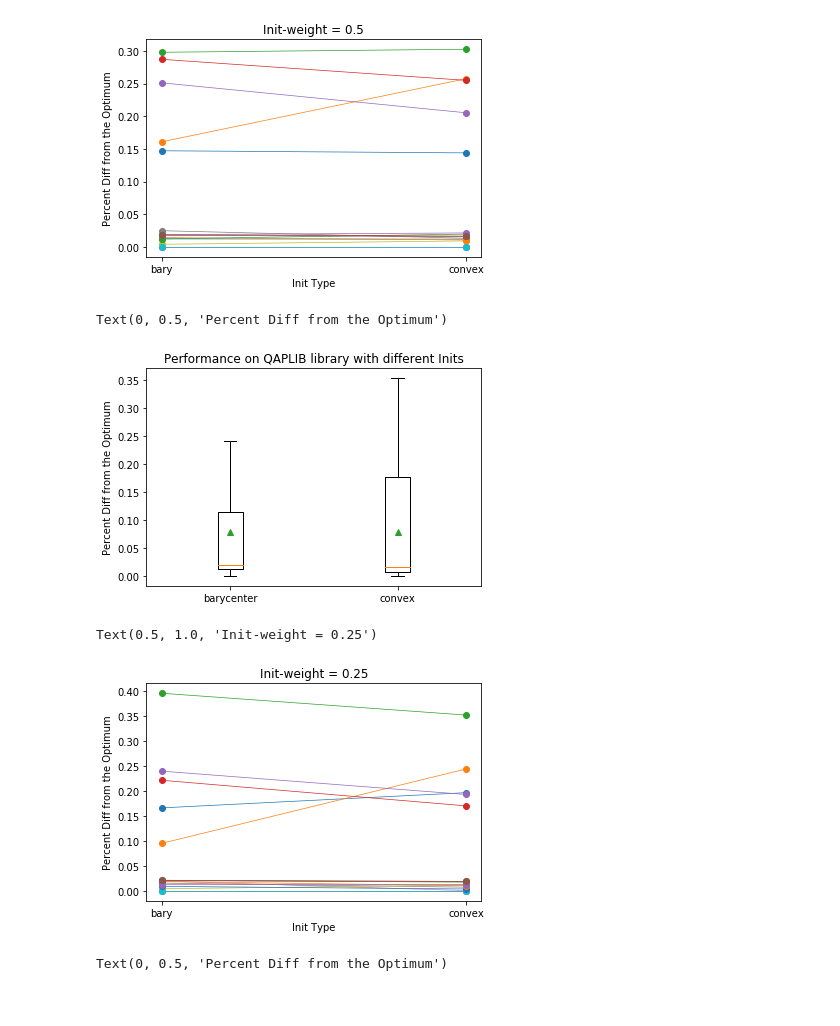
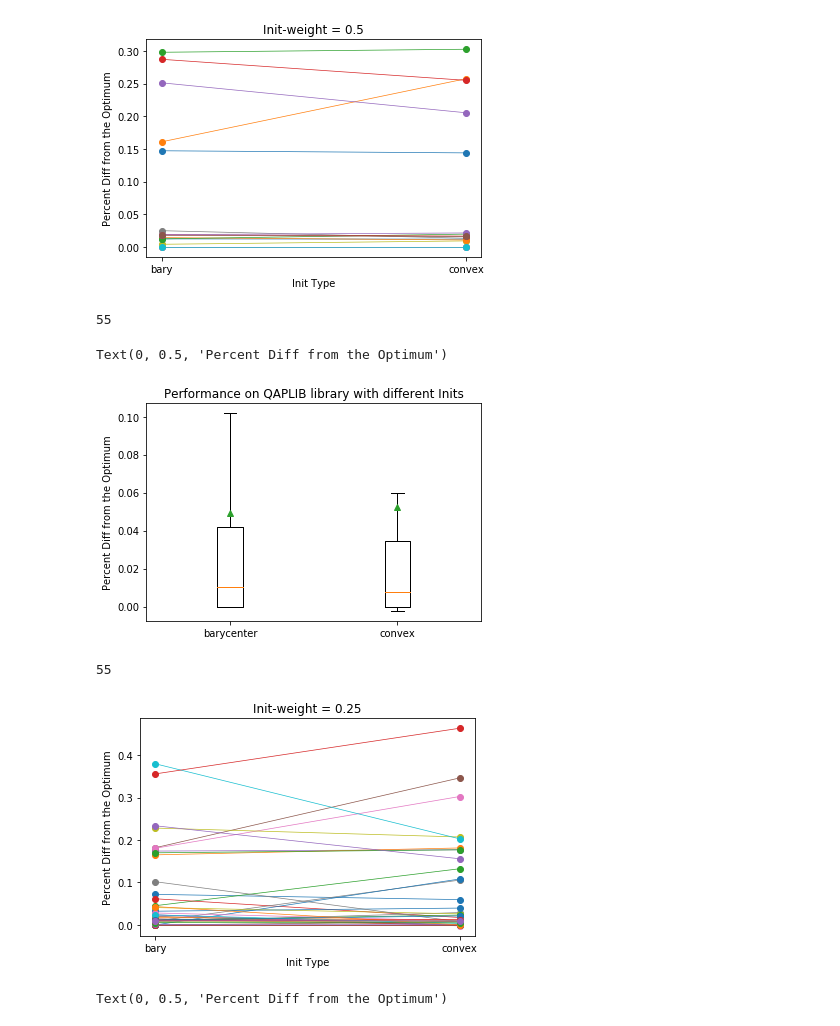
Before and after one commit to asaadeldin11/nbview, a Jupyter notebook: conv_test.ipynb, the cells around one changed output. Drawn from its saved outputs; the diff is of its cells as text; code cells hidden in the pictures.

```diff
--- a/conv_test.ipynb
+++ b/conv_test.ipynb
@@ -130,7 +128,7 @@ for i in range(n_qap):
         A = datafile[qapprob[i]][0]
         B = datafile[qapprob[i]][1]
         n = A.shape[0]
-        res = quadratic_assignment(A,B, init = convex_approx(A,B))
+        res = quadratic_assignment(A,B, options={'init': convex_approx(A,B)})
         c_min[k] = res['score']
 
         res = quadratic_assignment(A,B)
@@ -251,34 +269,7 @@ def doubly_stochastic(P, eps=1e-3):
 
     return P_eps
 # %%
-def perturb(init_weight = 0.5, n_init = 30):
-    qapprob = ["bur26a", "bur26b", "bur26c", "bur26d", "bur26e", "bur26f",
-                  "bur26g", "bur26h", "chr12a", "chr12b", "chr12c", "chr15a",
-                  "chr15b", "chr15c", "chr18a", "chr18b", "chr20a", "chr20b",
-                  "chr20c", "chr22a", "chr22b", "chr25a",
-                  "els19",
-                  "esc16a", "esc16b", "esc16c", "esc16d", "esc16e", "esc16g",
-                  "esc16h", "esc16i", "esc16j", "esc32g", "esc128",
-                  "had12", "had14", "had16", "had18", "had20", "kra30a",
-                  "kra30b", "kra32",
-                  "lipa20a", "lipa20b", "lipa30a", "lipa30b", "lipa40a", "lipa40b",
-                  "lipa50a", "lipa50b", "lipa60a", "lipa60b", "lipa70a", "lipa70b",
-                  "lipa80a", "lipa90a", "lipa90b",
-                  "nug12", "nug14", "nug16a", "nug16b", "nug17", "nug18", "nug20",
-                  "nug21", "nug22", "nug24", "nug25", "nug27", "nug28", "nug30",
-                  "rou12", "rou15", "rou20",
-                  "scr12", "scr15", "scr20",
-                  "sko42", "sko49", "sko56", "sko64", "sko72", "sko81", "sko90",
-                  "sko100a", "sko100b", "sko100c", "sko100d", "sko100e", "sko100f",
-                  "ste36b", "ste36c",
-                  "tai12a", "tai12b", "tai15a", "tai15b", "tai17a", "tai20a",
-                  "tai20b", "tai25a", "tai25b", "tai30a", "tai30b", "tai35a",
-                  "tai40a", "tai40b", "tai50a", "tai50b", "tai60a", "tai60b",
-                  "tai64c", "tai80a", "tai100a", "tai100b", "tai150b", "tai256c",
-                  "tho30", "tho40", "tho150", "wil50", "wil100"]
-    qapprob = ["chr12c","chr15a","chr15c","chr20b","chr22b","esc16b",
-              "rou12","rou15","rou20","tai12a","tai15a","tai17a","tai20a",
-              "tai30a","tai35a","tai40a"]
+def perturb(init_weight = 0.5, n_init = 30 , qapprob = qapprob_restrict):
     slnfile = np.load("qap_sols.npz",allow_pickle=True)
     datafile = np.load("qap_probs.npz",allow_pickle=True)
     n_qap = len(qapprob)
@@ -295,10 +286,12 @@ def perturb(init_weight = 0.5, n_init = 30):
             n = A.shape[0]
             K = doubly_stochastic(np.random.rand(n,n))
             cj = init_weight*convex_approx(A,B) + (1-init_weight)*K
-            res = quadratic_assignment(A,B, init = cj)
+            res = quadratic_assignment(A,B, options={'init': cj})
             c_min[k] = res['score']
 
-            res = quadratic_assignment(A,B, init = 'rand')
+            j = np.ones((n, n)) / float(n)
+            bj = init_weight*j + (1-init_weight)*K
+            res = quadratic_assignment(A,B, options={'init': bj})
             b_min[k] = res['score']
 
 
@@ -331,27 +324,32 @@ Text(0.5, 1.0, 'Init-weight = 0.5')
 [figure]
 # %%
 b_25, c_25 = perturb(init_weight = 0.25)
+len(b_25)
+# %% [output]
+55
 # %%
 import pandas as pd
-opt = [slnfile[i] for i in qapprob]
-mat25 = np.zeros((n_qap,2))
+opt = [slnfile[i] for i in qapprob_restrict]
+nqap = len(qapprob_restrict)
+mat25 = np.zeros((nqap,2))
 mat25[:,0] = (b_25-opt)/opt
 mat25[:,1] = (c_25-opt)/opt
 fig, ax = plt.subplots()
 ax.set_title('Performance on QAPLIB library with different Inits')
-ax.boxplot(mat, showfliers=False, labels = ['barycenter', 'convex'], showmeans=True)
+ax.boxplot(mat25, showfliers=False, labels = ['barycenter', 'convex'], showmeans=True)
 ylabel('Percent Diff from the Optimum')
 # %% [output]
 Text(0, 0.5, 'Percent Diff from the Optimum')
-[figure, old version]
+[figure, new version]
 # %%
 plt.plot(['bary','convex'],mat25.T, marker='o', linewidth=.7)
 xlabel('Init Type')
 ylabel('Percent Diff from the Optimum')
 title('Init-weight = 0.25')
+len(mat25)
 # %% [output]
-Text(0.5, 1.0, 'Init-weight = 0.25')
+55
-[figure, old version]
+[figure, new version]
 # %%
 b_75, c_75 = perturb(init_weight = 0.75)
 # %%
```
Also changed, not shown: parts of 24 cells of this notebook.
